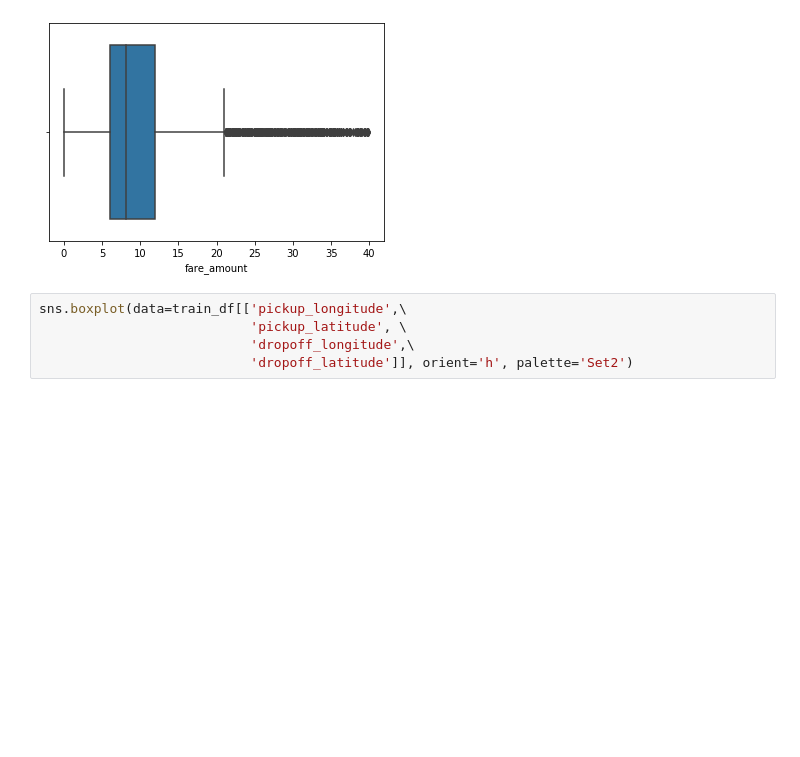
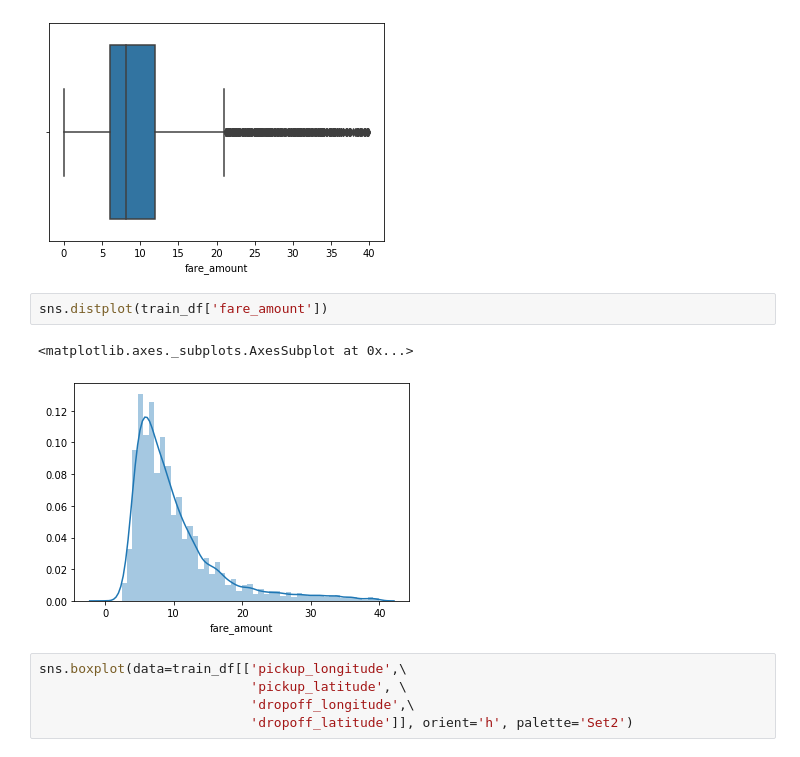
Before and after one commit to cheny51/Introduction_To_ML_Application, a Jupyter notebook: Project/taxi_cab.ipynb, the cells around one changed output. Cells and saved outputs as stored; diff of their text form; blank space fills up the shorter version.

```diff
--- a/Project/taxi_cab.ipynb
+++ b/Project/taxi_cab.ipynb
@@ -89,6 +94,11 @@ sns.boxplot(x=train_df['fare_amount'])
 # %% [output]
 <matplotlib.axes._subplots.AxesSubplot at 0x...>
 [figure]
+# %%
+sns.distplot(train_df['fare_amount'])
+# %% [output]
+<matplotlib.axes._subplots.AxesSubplot at 0x...>
+[figure, added]
 # %%
 sns.boxplot(data=train_df[['pickup_longitude',\
                            'pickup_latitude', \
```
Also changed, not shown: parts of 25 cells of this notebook, 1 other file.
